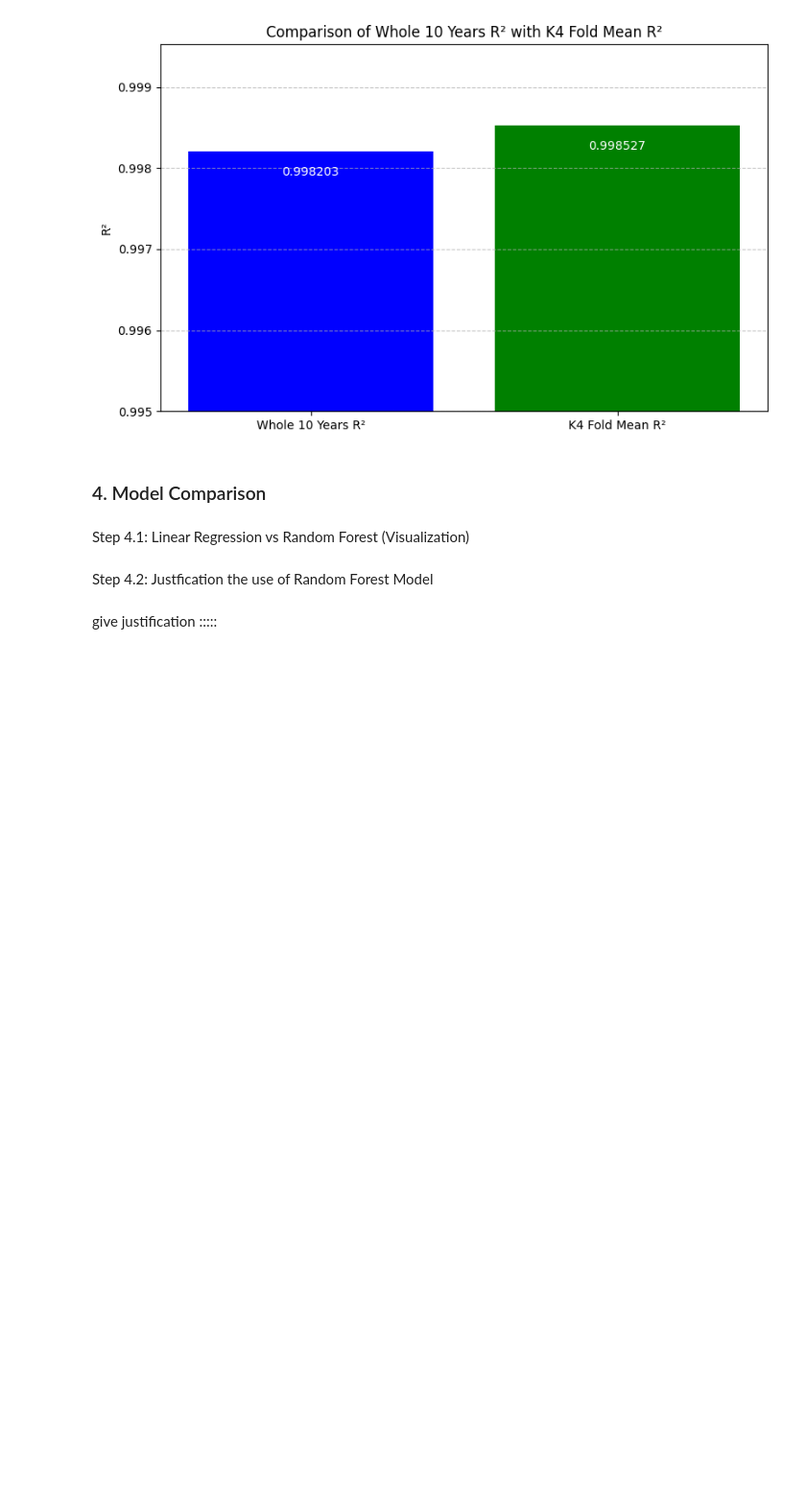
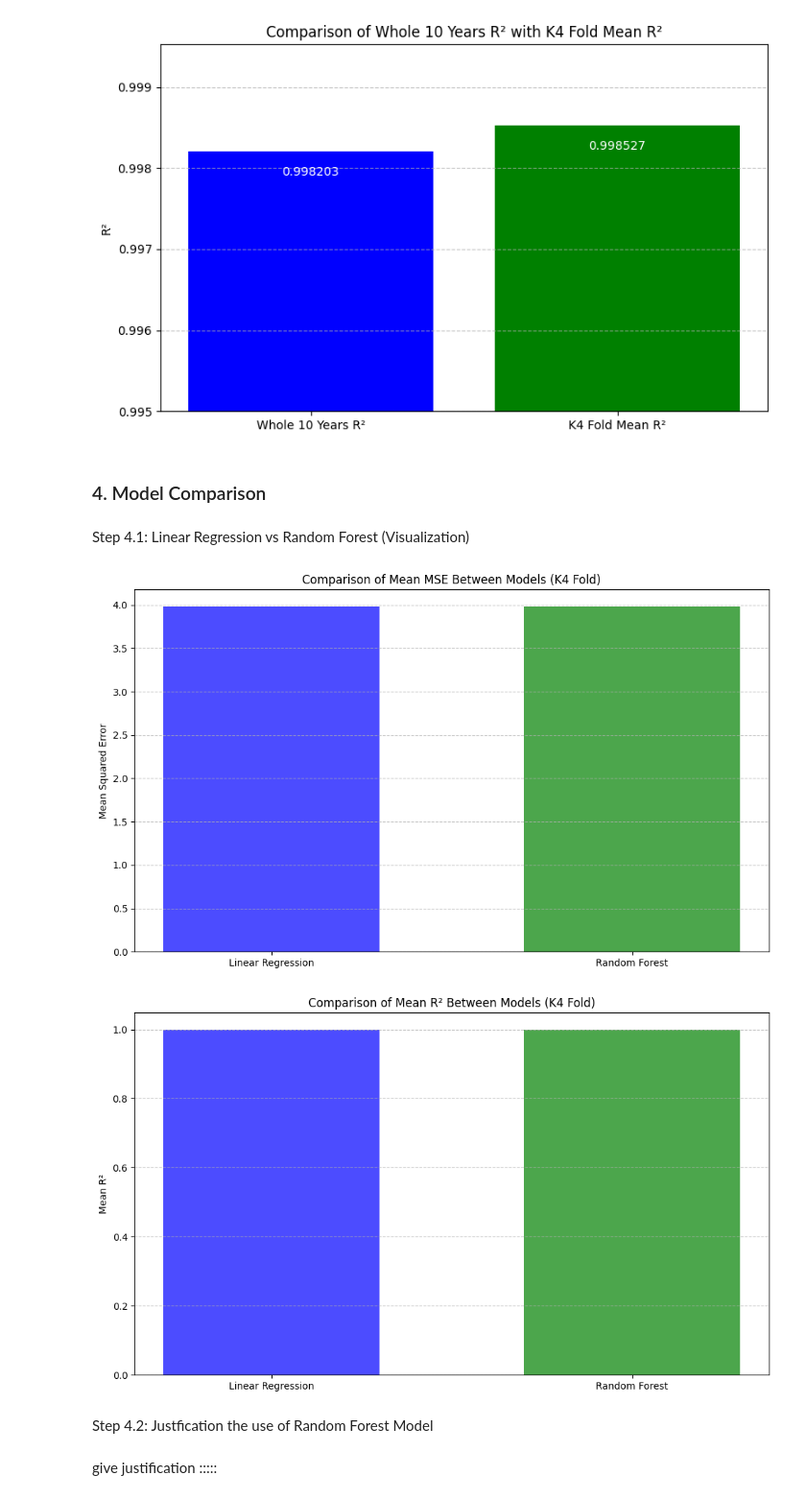
Before and after one commit to Urusha-Bajracharya3950/Engg680_Digital_Engineering_Project_Group_5, a Jupyter notebook: Model_Development/Group_Project.ipynb, the cells around one changed output. Shown at 96% size. Cells and saved outputs as stored; diff of their text form; code cells hidden in the pictures; blank space fills up the shorter version.

Commit message:
Completed model comparison

```diff
--- a/Model_Development/Group_Project.ipynb
+++ b/Model_Development/Group_Project.ipynb
@@ -672,6 +675,35 @@ plt.show()
 ### 4. Model Comparison
 # %% [markdown]
 Step 4.1: Linear Regression vs Random Forest (Visualization)
+# %%
+# Define models and their mean metrics
+models = ['Linear Regression', 'Random Forest']
+mse_means = [lr_mse_mean, rf_mse_mean]
+r2_means = [lr_r2_mean, rf_r2_mean]
+
+# Plot comparison for MSE
+plt.figure(figsize=(10, 6))
+x = np.arange(len(models))
+plt.bar(x, mse_means, color=['blue', 'green'], alpha=0.7, width=0.6)
+plt.xticks(x, models)
+plt.ylabel('Mean Squared Error')
+plt.title('Comparison of Mean MSE Between Models (K4 Fold)')
+plt.grid(axis='y', linestyle='--', alpha=0.7)
+plt.tight_layout()
+plt.show()
+
+# Plot comparison for R²
+plt.figure(figsize=(10, 6))
+plt.bar(x, r2_means, color=['blue', 'green'], alpha=0.7, width=0.6)
+plt.xticks(x, models)
+plt.ylabel('Mean R²')
+plt.title('Comparison of Mean R² Between Models (K4 Fold)')
+plt.grid(axis='y', linestyle='--', alpha=0.7)
+plt.tight_layout()
+plt.show()
+# %% [output]
+[figure, added]
+[figure, added]
 # %% [markdown]
 Step 4.2: Justfication the use of Random Forest Model
 # %% [markdown]
```
Also changed, not shown: parts of 2 cells of this notebook.
